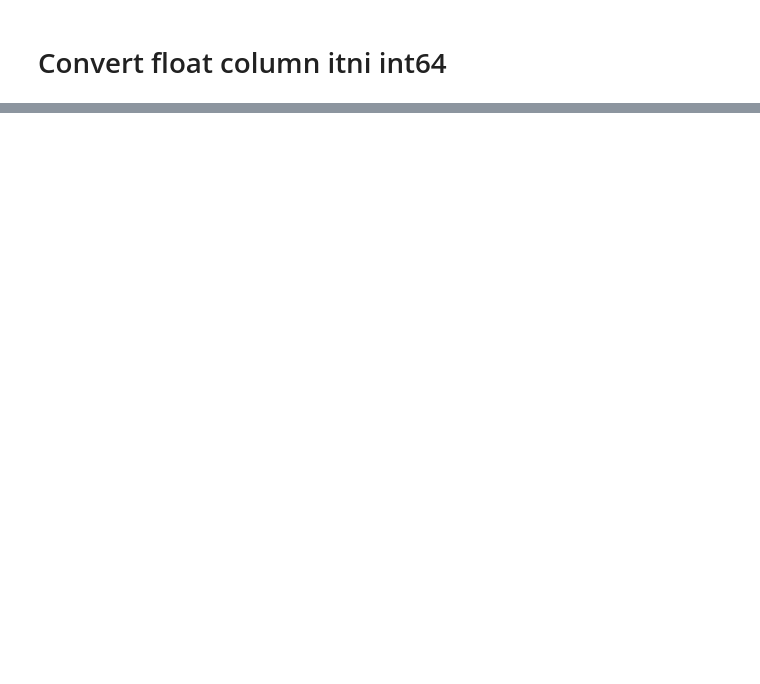
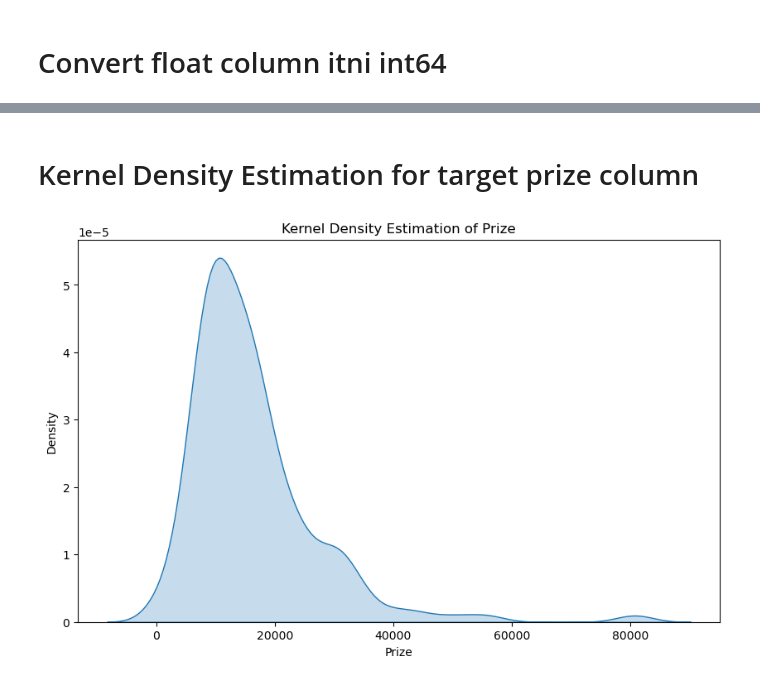
Before and after one commit to MohdJubairKhan/project_4., a Jupyter notebook: Notebook/Feature Extraction and Price Prediction for Mobile Phones.ipynb, the cells around one changed output, grey strips where cells are left out. Cells and saved outputs as stored; diff of their text form; code cells hidden in the pictures; blank space fills up the shorter version.

```diff
--- a/Notebook/Feature Extraction and Price Prediction for Mobile Phones.ipynb
+++ b/Notebook/Feature Extraction and Price Prediction for Mobile Phones.ipynb
@@ -137,0 +311,11 @@ Processed_Flipdata.head(5)
+# %% [markdown]
+# Kernel Density Estimation for target prize column
+# %%
+plt.figure(figsize=(10, 6))
+sns.kdeplot(data=Processed_Flipdata['Prize'], shade=True)
+plt.xlabel('Prize')
+plt.ylabel('Density')
+plt.title('Kernel Density Estimation of Prize')
+plt.show()
+# %% [output]
+[figure, added]
```
Also changed, not shown: parts of 99 cells of this notebook.
